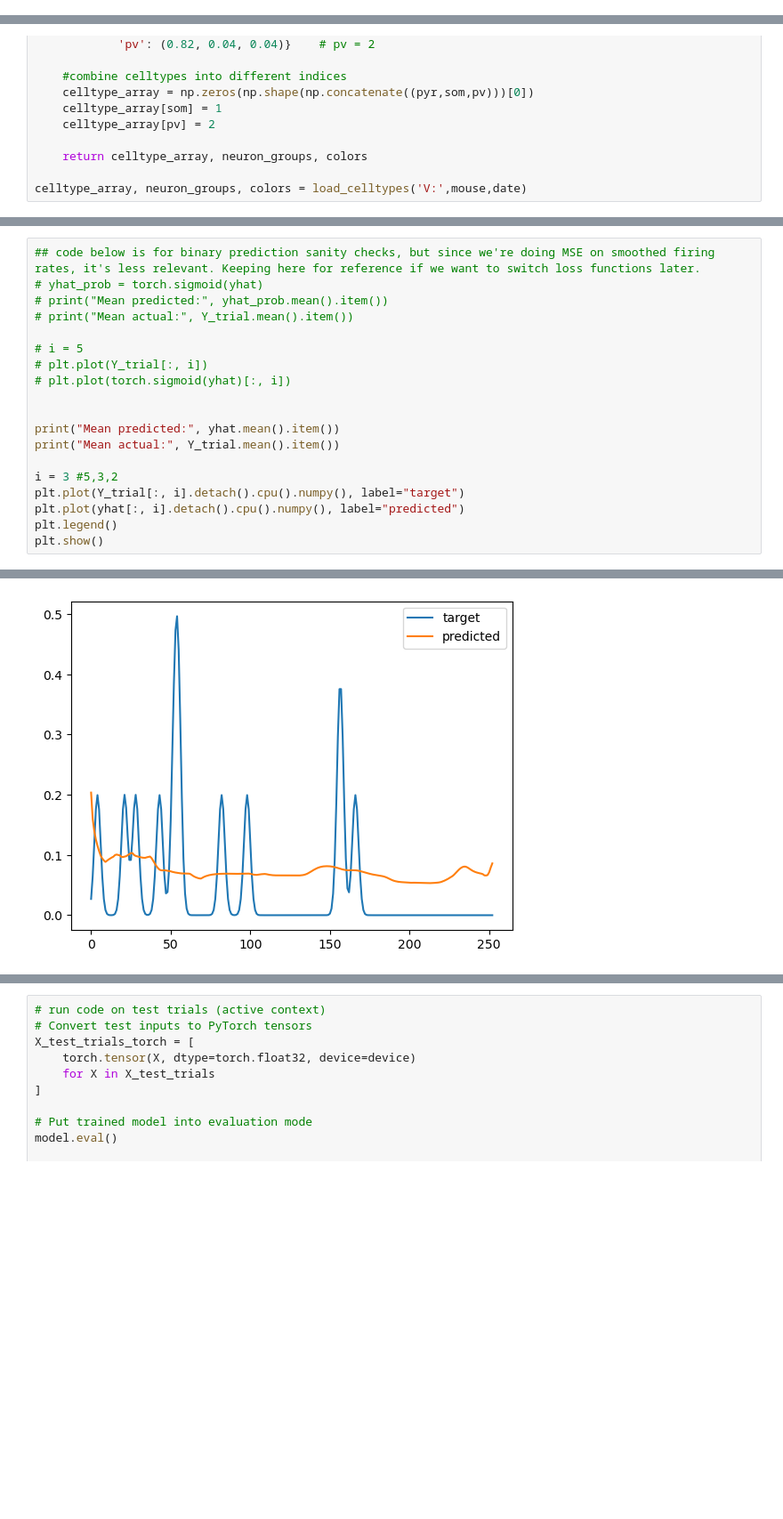
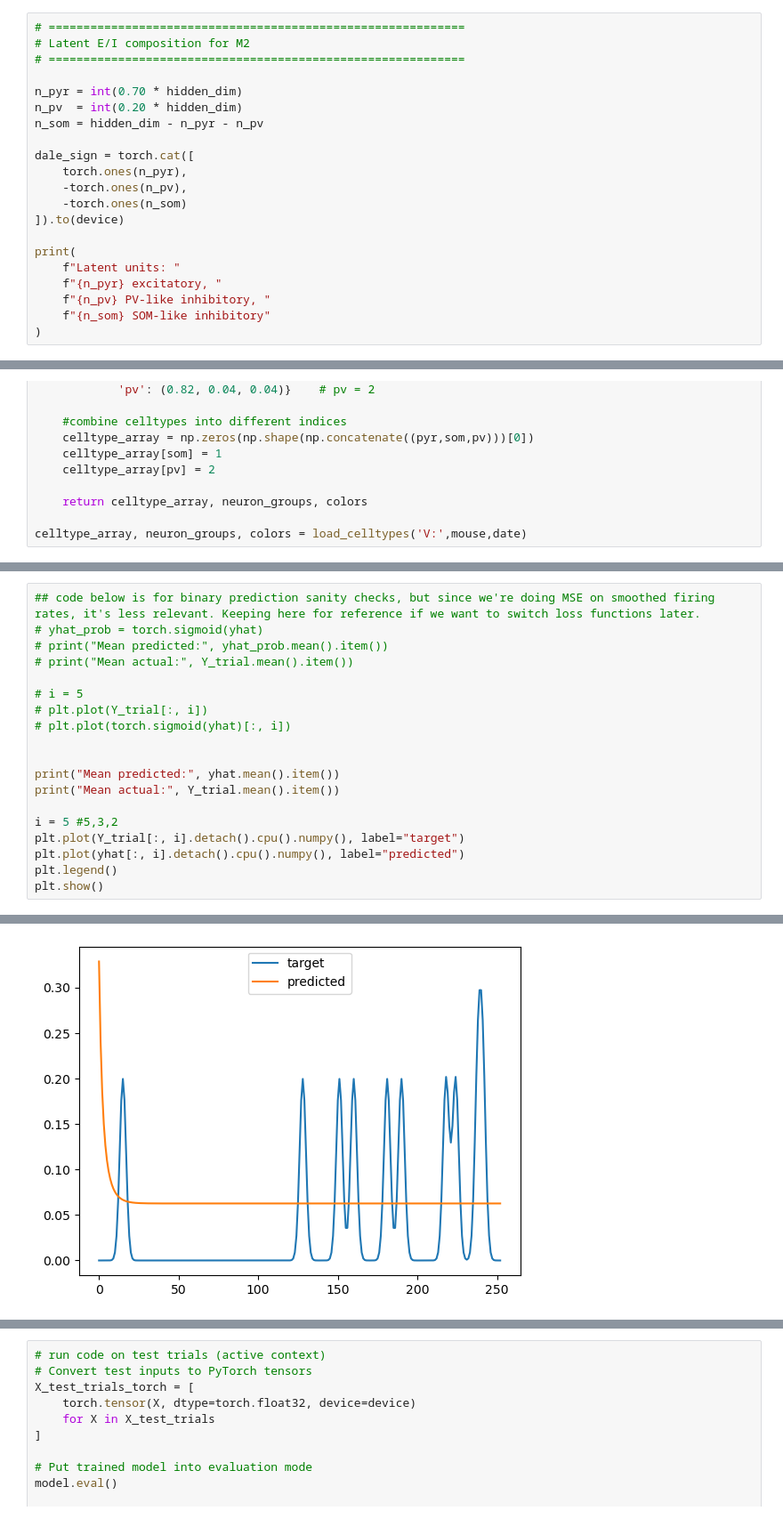
Before and after one commit to constanzabassi/RNN_analysis, a Jupyter notebook: notebooks/run_RNN_exploratory.ipynb, the cells around one changed output, grey strips where cells are left out. Shown at 89% size. Cells and saved outputs as stored; diff of their text form; blank space fills up the shorter version.

```diff
--- a/notebooks/run_RNN_exploratory.ipynb
+++ b/notebooks/run_RNN_exploratory.ipynb
@@ -374,0 +1550,21 @@ Update RNN with specified weights following Dale's Law and
+# %%
+# ============================================================
+# Latent E/I composition for M2
+# ============================================================
+
+n_pyr = int(0.70 * hidden_dim)
+n_pv  = int(0.20 * hidden_dim)
+n_som = hidden_dim - n_pyr - n_pv
+
+dale_sign = torch.cat([
+    torch.ones(n_pyr),
+    -torch.ones(n_pv),
+    -torch.ones(n_som)
+]).to(device)
+
+print(
+    f"Latent units: "
+    f"{n_pyr} excitatory, "
+    f"{n_pv} PV-like inhibitory, "
+    f"{n_som} SOM-like inhibitory"
+)
@@ -645,7 +1843,7 @@ tensor(0.0190)
 print("Mean predicted:", yhat.mean().item())
 print("Mean actual:", Y_trial.mean().item())
 
-i = 3 #5,3,2
+i = 5 #5,3,2
 plt.plot(Y_trial[:, i].detach().cpu().numpy(), label="target")
 plt.plot(yhat[:, i].detach().cpu().numpy(), label="predicted")
 plt.legend()
@@ -655,5 +1853,5 @@ Mean predicted: 0.054033312946558
 Mean actual: 0.025269974023103714
-[figure, old version]
+[figure, new version]
 # %%
 from scipy.stats import pearsonr
 import numpy as np
```
Also changed, not shown: parts of 47 cells of this notebook, 1 other file.
